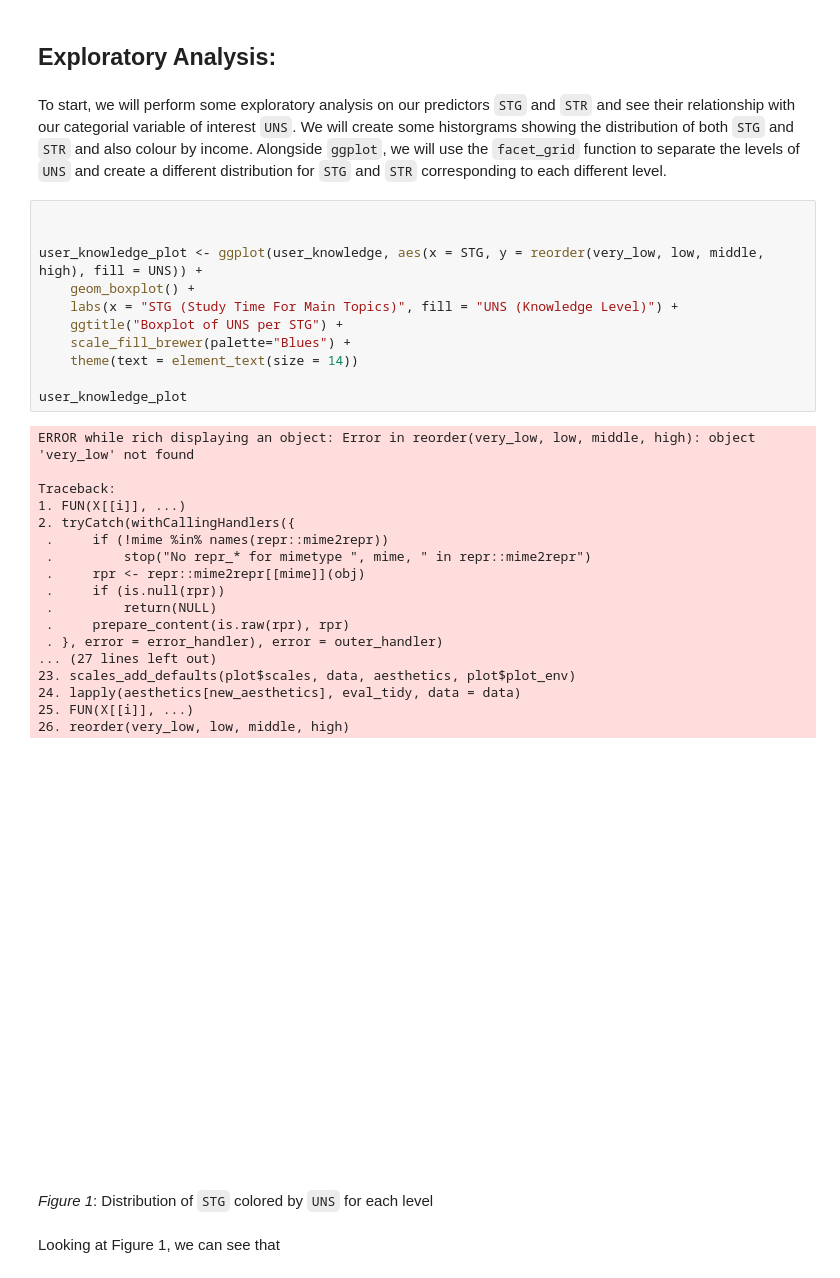
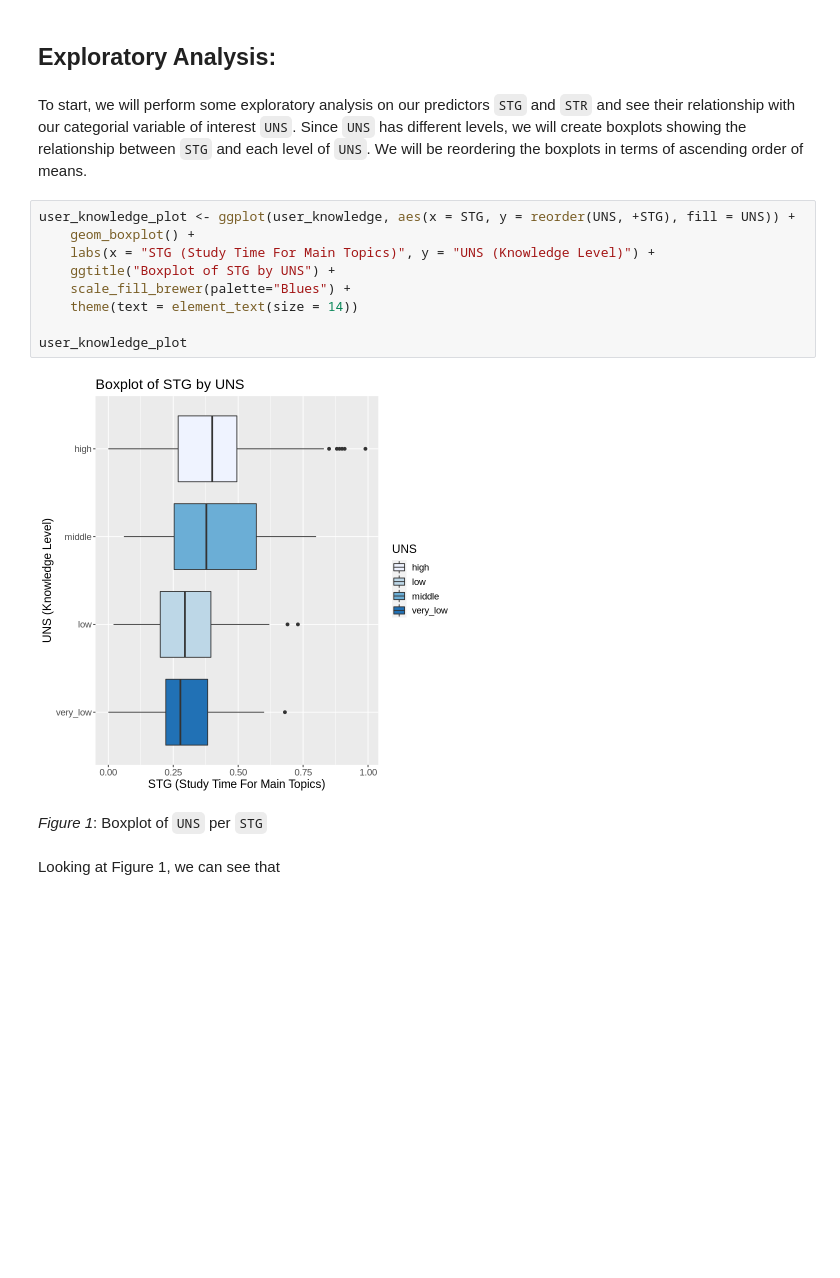
Before and after one commit to Wills-Hao/DSCI-100-project, a Jupyter notebook: final_group_project.ipynb, the cells around one changed output. Cells and saved outputs as stored; diff of their text form; blank space fills up the shorter version.

```diff
--- a/final_group_project.ipynb
+++ b/final_group_project.ipynb
@@ -199,38 +199,19 @@ A tibble: 258 × 3
 # %% [markdown]
 ## Exploratory Analysis:
 # %% [markdown]
-To start, we will perform some exploratory analysis on our predictors `STG` and `STR` and see their relationship with our categorial variable of interest `UNS`. We will create some historgrams showing the distribution of both `STG` and `STR` and also colour by income. Alongside `ggplot`, we will use the `facet_grid` function to separate the levels of `UNS` and create a different distribution for `STG` and `STR` corresponding to each different level.
+To start, we will perform some exploratory analysis on our predictors `STG` and `STR` and see their relationship with our categorial variable of interest `UNS`. Since `UNS` has different levels, we will create boxplots showing the relationship between `STG` and each level of `UNS`. We will be reordering the boxplots in terms of ascending order of means.
 # %%
-
-
-user_knowledge_plot <- ggplot(user_knowledge, aes(x = STG, y = reorder(very_low, low, middle, high), fill = UNS)) +
+user_knowledge_plot <- ggplot(user_knowledge, aes(x = STG, y = reorder(UNS, +STG), fill = UNS)) +
     geom_boxplot() +
-    labs(x = "STG (Study Time For Main Topics)", fill = "UNS (Knowledge Level)") +
-    ggtitle("Boxplot of UNS per STG") +
+    labs(x = "STG (Study Time For Main Topics)", y = "UNS (Knowledge Level)") +
+    ggtitle("Boxplot of STG by UNS") +
     scale_fill_brewer(palette="Blues") +
     theme(text = element_text(size = 14))
 
 user_knowledge_plot
 # %% [output]
-ERROR while rich displaying an object: Error in reorder(very_low, low, middle, high): object 'very_low' not found
-
-Traceback:
-1. FUN(X[[i]], ...)
-2. tryCatch(withCallingHandlers({
- .     if (!mime %in% names(repr::mime2repr))
- .         stop("No repr_* for mimetype ", mime, " in repr::mime2repr")
- .     rpr <- repr::mime2repr[[mime]](obj)
- .     if (is.null(rpr))
- .         return(NULL)
- .     prepare_content(is.raw(rpr), rpr)
- . }, error = error_handler), error = outer_handler)
-... (27 lines left out)
-23. scales_add_defaults(plot$scales, data, aesthetics, plot$plot_env)
-24. lapply(aesthetics[new_aesthetics], eval_tidy, data = data)
-25. FUN(X[[i]], ...)
-26. reorder(very_low, low, middle, high)
-[figure, old version]
+[figure, new version]
 # %% [markdown]
-*Figure 1*: Distribution of `STG` colored by `UNS` for each level
+*Figure 1*: Boxplot of `UNS` per `STG`
 # %% [markdown]
 Looking at Figure 1, we can see that
```
